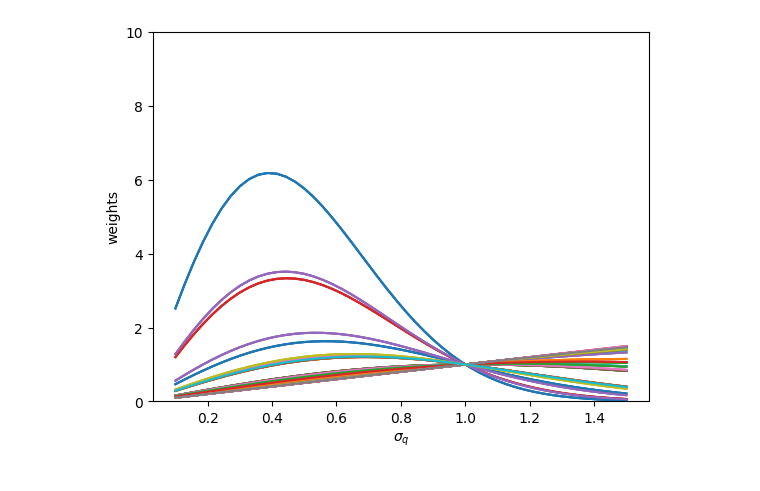
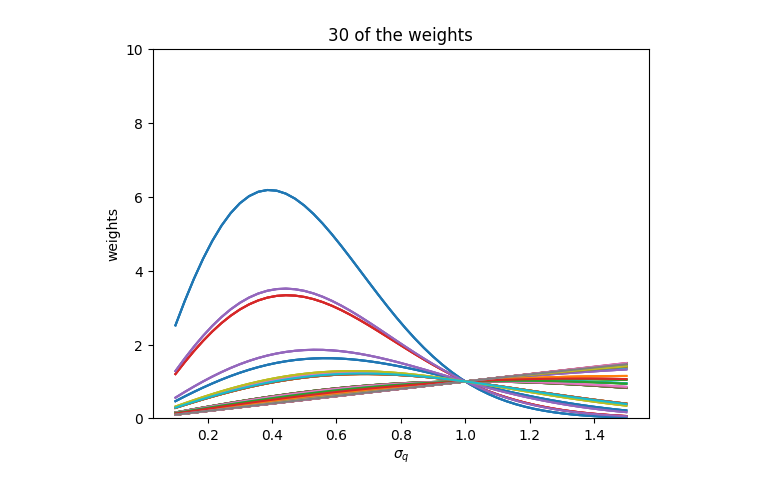
Before and after one commit to meraxion/cds-ml, a Jupyter notebook: aml_week1/assignment3.ipynb, the cells around one changed output. Saved outputs shown, nothing was run; the diff lists cells and outputs as text; code cells hidden in the pictures.

```diff
--- a/aml_week1/assignment3.ipynb
+++ b/aml_week1/assignment3.ipynb
@@ -86,13 +88,13 @@ plt.show()
 # %%
 plt.figure()
 for idx, R in enumerate(Rs):
     plt.plot(sigmas_q, Ws[:, idx, 0:30])
 
 plt.ylim(0, 10)
 plt.xlabel('$\sigma_q$')
 plt.ylabel('weights')
-
+plt.title('30 of the weights')
 plt.show()
 plt.show()
 # %% [output]
-[figure, old version]
+[figure, new version]
```
Also changed, not shown: parts of 2 cells of this notebook.
